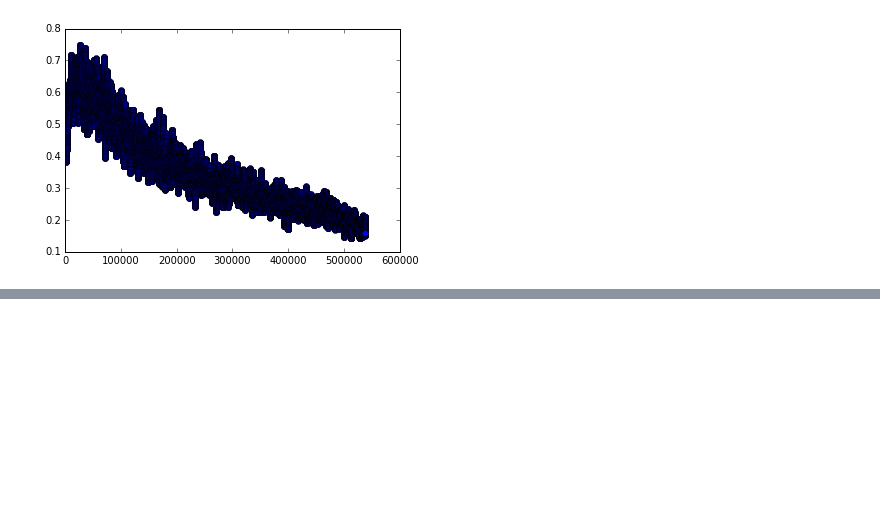
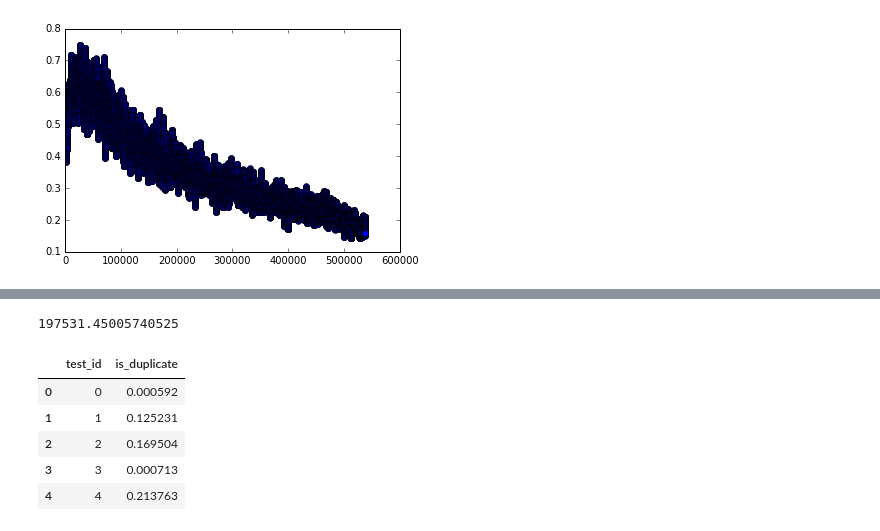
Before and after one commit to shubh24/QuoraDuplicate, a Jupyter notebook: run_quora.ipynb, the cells around one changed output, grey strips where cells are left out. Drawn from its saved outputs; the diff is of its cells as text; code cells hidden in the pictures; blank space fills up the shorter version.

Commit message:
added h2o rf,gbm, ensembled

```diff
--- a/run_quora.ipynb
+++ b/run_quora.ipynb
@@ -1332,12 +1421,14 @@ Will train until train-logloss hasn't improved in 50 rounds.
 # %%
-keras_sub = pd.read_csv("./res_files/res_keras_2.csv")
+# keras_sub = pd.read_csv("./res_files/res_keras_4.csv")
 xgb_sub = pd.read_csv("./res_files/res_final_1.csv")
+rf_sub = pd.read_csv("./res_files/res_rf_1.csv")
+gbm_sub = pd.read_csv("./res_files/res_gbm_1.csv")
 
 ensemble_sub = pd.DataFrame()
 ensemble_sub["test_id"] = test_ids
-ensemble_sub["is_duplicate"] = (keras_sub.is_duplicate + xgb_sub.is_duplicate)/2
+ensemble_sub["is_duplicate"] = (rf_sub.is_duplicate + gbm_sub.is_duplicate + xgb_sub.is_duplicate)/3
 
-ensemble_sub.to_csv("./res_files/ensemble_sub_2.csv", index = False)
+ensemble_sub.to_csv("./res_files/ensemble_sub_3.csv", index = False)
 # %%
 def train_to_qid(row):
 
@@ -1451,0 +1550,13 @@ len(x_train)
+# %%
+(((len(pos_train)/0.1742) - len(x_train))/len(neg_train) - 1)*len(neg_train)
+# %% [output]
+197531.45005740525
+# %%
+ensemble_sub.head()
+# %% [output]
+|  | test_id | is_duplicate |
+| 0 | 0 | 0.000592 |
+| 1 | 1 | 0.125231 |
+| 2 | 2 | 0.169504 |
+| 3 | 3 | 0.000713 |
+| 4 | 4 | 0.213763 |
```
Also changed, not shown: parts of 6 cells of this notebook.
